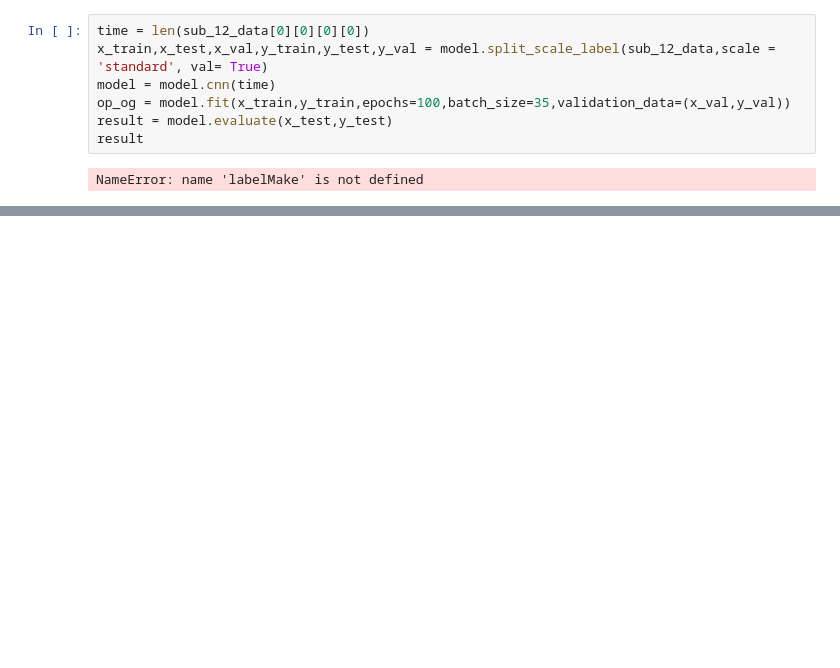
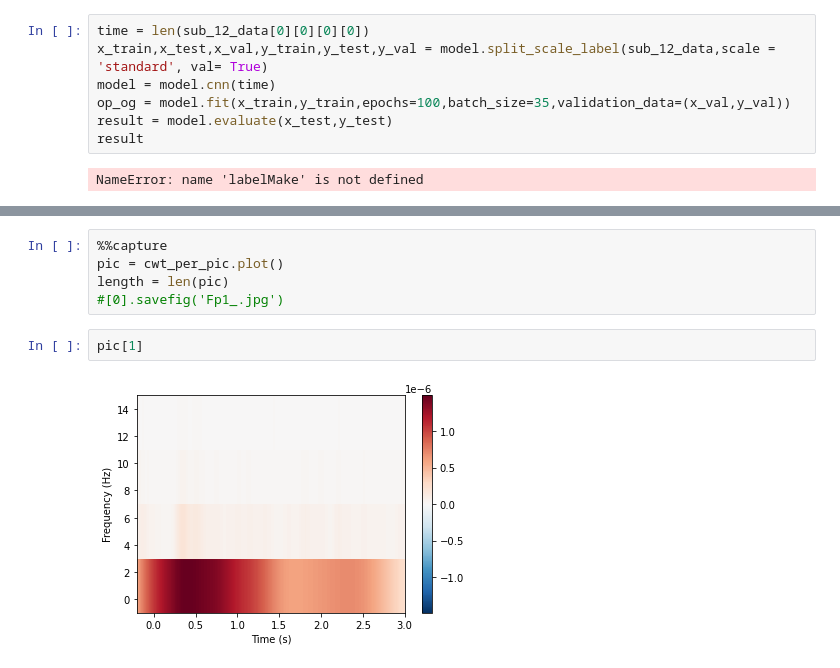
Before and after one commit to Ray-XXX-eee/Diss-Multimodal-EEG, a Jupyter notebook: MAIN.ipynb, the cells around one changed output, grey strips where cells are left out. Saved outputs shown, nothing was run; the diff lists cells and outputs as text; blank space fills up the shorter version.

```diff
--- a/MAIN.ipynb
+++ b/MAIN.ipynb
@@ -218,0 +360,9 @@ NameError: name 'labelMake' is not defined
+# %%
+%%capture
+pic = cwt_per_pic.plot()
+length = len(pic)
+#[0].savefig('Fp1_.jpg')
+# %%
+pic[1]
+# %% [output]
+[figure, added]
```
Also changed, not shown: parts of 54 cells of this notebook, 2 other files.
